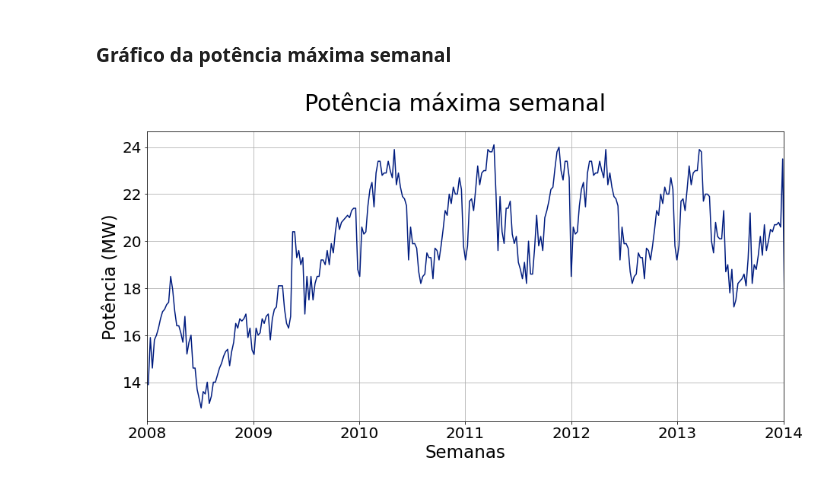
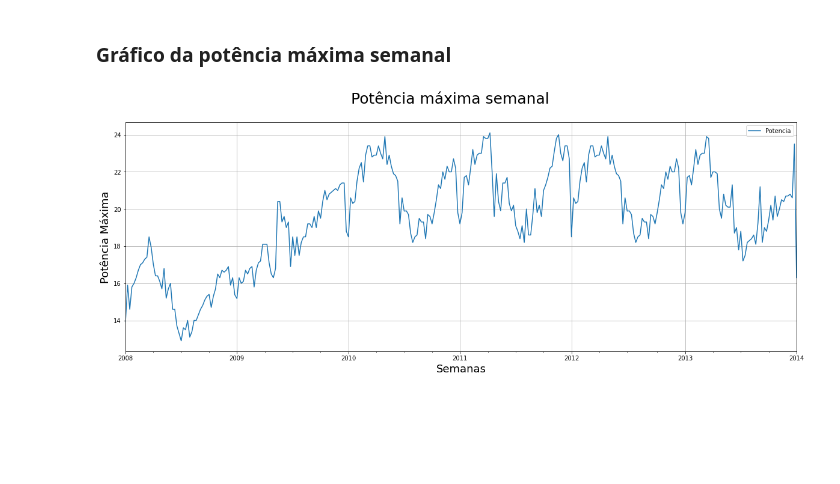
Before and after one commit to V-kr0pt/previsao-de-demanda, a Jupyter notebook: Notebooks/Notebooks_Potencia/Dados_Potencia.ipynb, the cells around one changed output. Drawn from its saved outputs; the diff is of its cells as text; code cells hidden in the pictures; blank space fills up the shorter version.

```diff
--- a/Notebooks/Notebooks_Potencia/Dados_Potencia.ipynb
+++ b/Notebooks/Notebooks_Potencia/Dados_Potencia.ipynb
@@ -56,10 +56,3 @@ df_bruto.head()
 df = pd.DataFrame(columns=['Tempo','Potencia'])
 # %% [markdown]
 #### Criando as colunas do novo dataframe formado
-# %%
-#a coluna Tempo é formada por uma concatenação de strings:
-df['Tempo'] = df_bruto['ANO'].astype(str) + '-' + df_bruto['MES'].astype(str) + '-' + df_bruto['DIA'].astype(str) + ' ' + df_bruto['HORA'].astype(str) + ':' + df_bruto['MINUTO'].astype(str)
-
-#as strings concatenadas são transformadas para o tipo datetime
-df['Tempo'] = pd.to_datetime(df.Tempo)
-df.head()
@@ -72,0 +59,7 @@ df.head()
+# %%
+#a coluna Tempo é formada por uma concatenação das colunas dia, mês, ano, hora e minuto.
+#e são transformados para o padrão datetime
+df['Tempo'] = df_bruto[['DIA','MES','ANO','HORA','MINUTO']].apply(
+    lambda x: dt.datetime(year=x[2],month=x[1],day=x[0],hour=x[3],minute=x[4]), axis=1)
+
+df.head()
@@ -165,29 +151,18 @@ fig1.savefig(path_plot_diario, format='png')
 # %% [markdown]
 ### Gráfico da potência máxima semanal
 # %%
-fig2 , ax2 = plt.subplots(figsize=(15,7))
-ax2.plot(df_maxpot_semana)
+fig2 , ax2 = plt.subplots(figsize=(20,7))
+df_maxpot_semana.plot(ax=ax2)
+
 
 #título do plot
-plt.suptitle('Potência máxima semanal',size=30)
+plt.suptitle('Potência máxima semanal',size=25)
 
 #determinando o nome dos eixos
-ax2.set_xlabel('Semanas',size=23)
-ax2.set_ylabel('Potência (MW)',size=23)
-
-#determinando os limites dos eixos
-ax2.set_xlim([dt.date(2008, 1, 1), dt.date(2014, 1, 1)])
-
-#determinando tamanho dos ticks
-ax2.tick_params(axis="x", labelsize=20)
-ax2.tick_params(axis="y", labelsize=20)
+ax2.set_xlabel('Semanas',size=18)
+ax2.set_ylabel('Potência Máxima',size=18)
 
 plt.grid()
 plt.show()
-
-
-#salvando a figura na pasta /Plots com o nome de "Potencia-Semanal.png"
-path_plot_semanal = Path('./Plots/Potencia-Semanal.png')
-fig2.savefig(path_plot_semanal, format='png')
 # %% [output]
-[figure, old version]
+[figure, new version]
```
Also changed, not shown: parts of 14 cells of this notebook.
